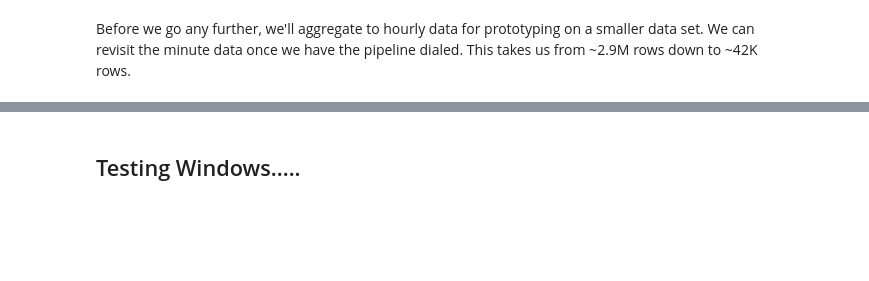
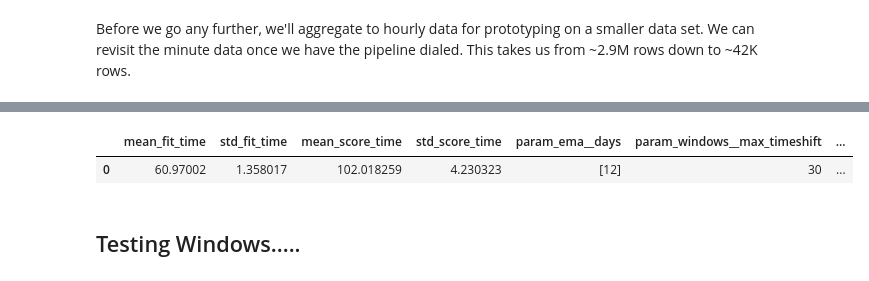
Before and after one commit to dbandrews/bitcoin-trading, a Jupyter notebook: pricing_analysis.ipynb, the cells around one changed output, grey strips where cells are left out. Cells and saved outputs as stored; diff of their text form; code cells hidden in the pictures; blank space fills up the shorter version.

```diff
--- a/pricing_analysis.ipynb
+++ b/pricing_analysis.ipynb
@@ -561,12 +559,21 @@ array([datetime.date(2014, 1, 1), datetime.date(2014, 1, 1),
 # %%
 # Build shift of Y vs. X
 shift = 1
-y_target = train_df_hourly['close'].shift(-1*shift).dropna()
-x_target = train_df_hourly[train_df_hourly.index.isin(y_target.index)]
+num_samples = 43824
+
+y_target = train_df_hourly["close"].shift(-1 * shift).dropna().head(num_samples)
+x_target = (
+    train_df_hourly[train_df_hourly.index.isin(y_target.index)]
+    .assign(id=1)
+    .reset_index()
+    .head(num_samples)
+)
 
 # Build CV object - grouping by date....this would be more important on something that isn't traded 24/7 but we'll keep it in!
-groups = train_df_hourly.index.date
-splitter = PurgedGroupTimeSeriesSplit(3, group_gap=60, max_train_group_size=365)
+groups = x_target.timestamp.dt.date
+splitter = PurgedGroupTimeSeriesSplit(
+    3, group_gap=10, max_train_group_size=100
+)
 
 # This pipeline assumes the data frame already sorted by `timestamp` column
 search_pipeline = Pipeline(
@@ -584,14 +591,19 @@ search_pipeline = Pipeline(
         ),
         ("feat_gen", ExtractTSFeatures(column_id="id", column_sort="timestamp")),
         ("feat_prune", RemoveNACols()),
+        ("remove_0_cols", VarianceThreshold()),
         ("feat_select", SelectTSFeatures()),
-        ("clf", LGBMClassifier(random_state=42)),
+        ("clf", LGBMRegressor(random_state=42)),
     ]
 )
 
-param_grid = {"ema__days",[[12]],
-             "windows__max_timeshift":[30],
-             }
+param_grid = {
+    "ema__days": [[12]],
+    "windows__max_timeshift": [30],
+}
 
-grid = GridSearchCV(search_pipeline, param_grid=param_grid, cv=splitter, scoring=mase_scorer)
-grid.fit_transform(x_target,y_target)
+grid = GridSearchCV(
+    search_pipeline, param_grid=param_grid, cv=splitter, scoring=mase_scorer
+)
+
+grid.fit(x_target, y_target, groups=groups)
@@ -598,2 +648,7 @@ grid.fit_transform(x_target,y_target)
+# %%
+pd.DataFrame(grid.cv_results_)
+# %% [output]
+|  | mean_fit_time | std_fit_time | mean_score_time | std_score_time | param_ema__days | param_windows__max_timeshift | ... |
+| 0 | 60.97002 | 1.358017 | 102.018259 | 4.230323 | [12] | 30 | ... |
 # %% [markdown]
 ## Testing Windows.....
```
Also changed, not shown: parts of 12 cells of this notebook, 1 other file.
